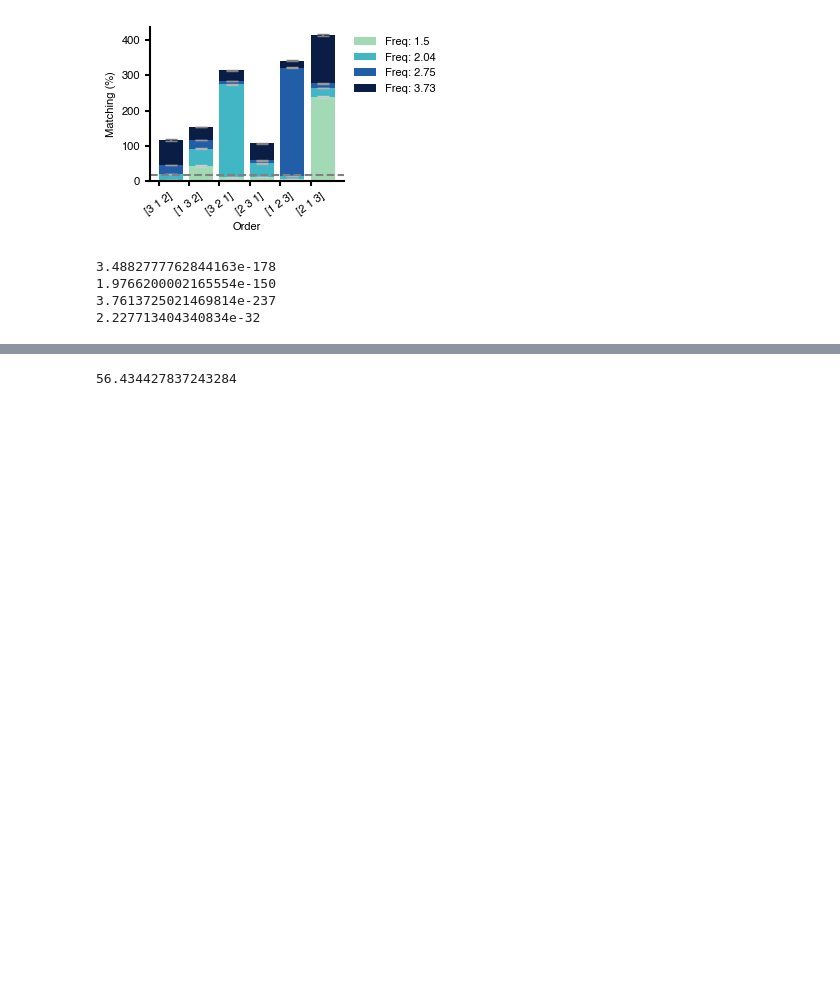
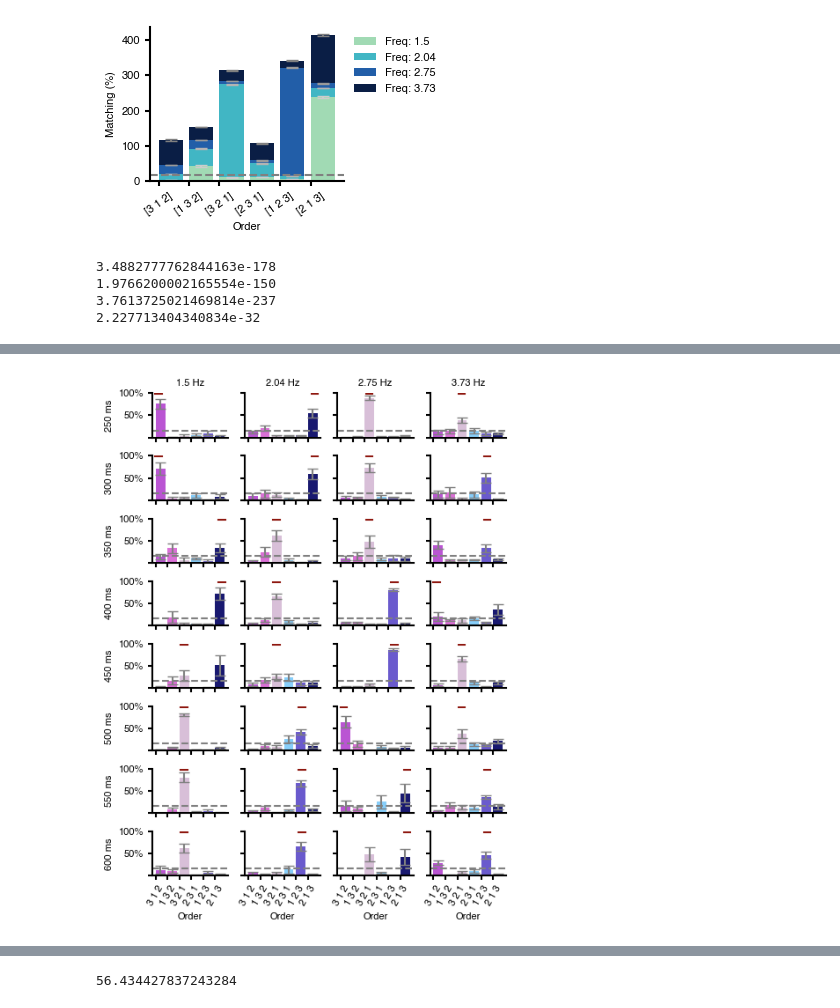
Before and after one commit to mackelab/sequence-memory, a Jupyter notebook: rnn_model/generate_figures/ISI_analysis-Parallel.ipynb, the cells around one changed output, grey strips where cells are left out. Drawn from its saved outputs; the diff is of its cells as text; code cells hidden in the pictures; blank space fills up the shorter version.

```diff
--- a/rnn_model/generate_figures/ISI_analysis-Parallel.ipynb
+++ b/rnn_model/generate_figures/ISI_analysis-Parallel.ipynb
@@ -681,3 +660,54 @@ STATS
+# %%
+colors =['mediumorchid',
+         'orchid',
+         'thistle',
+         'lightskyblue',
+         'slateblue',
+         'midnightblue']
+n_plots = n_rows*n_cols
+def plt_ind(i):
+    return ((i*n_cols+1)%n_plots)+i//n_rows
+
+with mpl.rc_context(fname="matplotlibrc"):
+    fig=plt.figure(figsize=(n_cols*1.2, n_rows*.8))
+
+    for i in range(n_plots):
+        pred_i, pred = get_phase_order(frs[freqInds[i]],ISIs[ISIInds[i]]*10+200)
+        ax1 = fig.add_subplot(n_rows, n_cols,plt_ind(i))
+        ax1.bar(np.arange(len(perms)),phase_orders[i]*100, color=colors,
+                yerr=phase_orders_v[i]*100,
+                align='edge',  ecolor=shcolors[-1], capsize=4)#, label ='Freq: '+ str(frs[i]))
+        #ax1.set_title(freq_ISI[i])
+        ax1.axhline(16, linestyle="--", color="grey")
+        ax1.axhline(98,pred_i/6+0.04,(pred_i+1)/6-0.04, linestyle="-", color=pltcolors[-1],zorder = 1000)
+
+
+        ax1.set_ylim(0,100)
+        ax1.set_yticks([0,50,100])
+        ax1.set_xticks(np.arange(len(perms)))
+        plt.xticks(rotation=60)
+        if plt_ind(i)<=n_cols:
+            ax1.set_title(str(frs[freqInds[i]])+" Hz")
+        if plt_ind(i)>(n_rows-1)*n_cols:
+            ax1.set_xticklabels([str(perm)[1:-1] for perm in perms])
+            ax1.set_xlabel("Order")
+
+        else:
+            ax1.set_xticklabels([])
+        if not i//n_rows==0:
+            ax1.set_yticklabels([])
+        else:
+            #ax1.set_ylabel("Matching (%)")
+            ax1.set_ylabel(str(ISIs[ISIInds[i]]*10+200)+" ms")
+            ax1.set_yticklabels(["","50%","100%"])
+
+    plt.tight_layout()
+#plt.rcParams["pdf.use14corefonts"] = True
+
+
+plt.savefig("../figures/model_phaseorders_sem.pdf", facecolor='white')
+# %% [output]
+[figure, added]
 # %%
 def add_numbers(ax, grid, fontsize,float_labels=False,color='black'):
     """add numbers to covariance matrix plots"""
```
Also changed, not shown: parts of 8 cells of this notebook.
